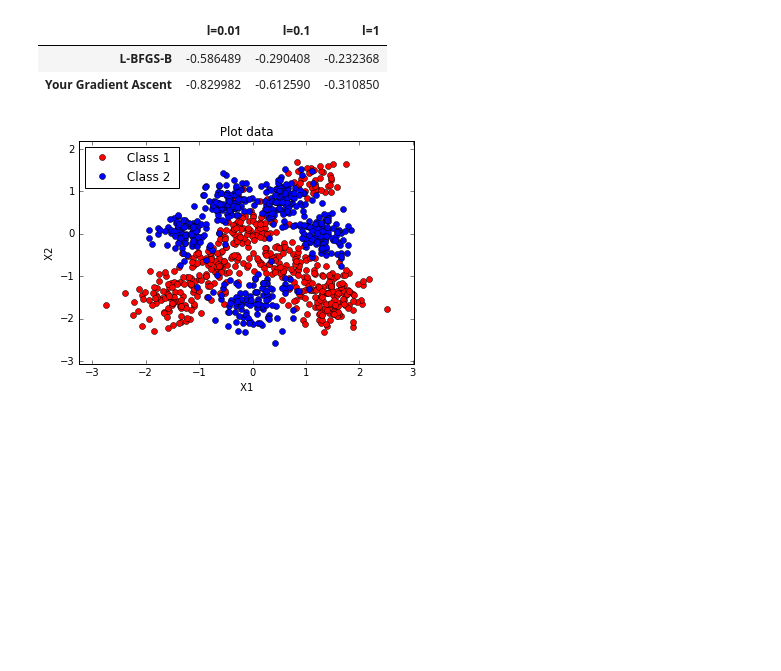
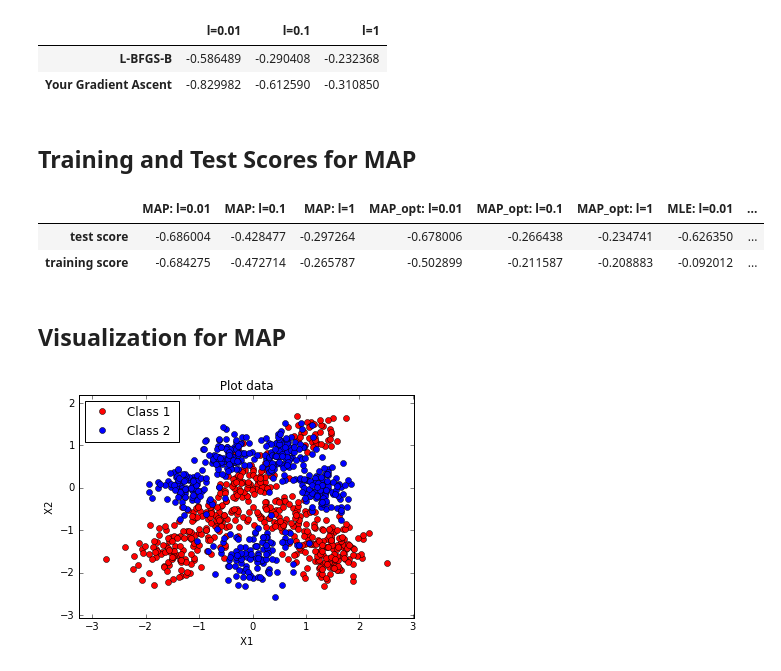
Before and after one commit to tpl2go/MLSALT1-coursework, a Jupyter notebook: MLSALT1 Coursework.ipynb, the cells around one changed output. Drawn from its saved outputs; the diff is of its cells as text; code cells hidden in the pictures; blank space fills up the shorter version.

```diff
--- a/MLSALT1 Coursework.ipynb
+++ b/MLSALT1 Coursework.ipynb
@@ -428,17 +431,3 @@ plot_predictive_distribution(X, y, predict_rbfmap2)
 [figure]
 # %% [markdown]
 ## Training and Test scores for MAP
-# %%
-mapresultscores = {'simple' : s1}
-
-for i in range(3):
-    # compute log - likelihood
-    maprbfscore_test = log_likelihood_score(rbfX_test[i],y_test, maprbfbeta_train[i])
-    maprbfscore_train = log_likelihood_score(rbfX_train[i],y_train, maprbfbeta_train[i])
-    s = pd.Series([maprbfscore_train, maprbfscore_test], index=['training score', 'test score'])
-    # save
-    mapresultscores['RBF: l=' + str(ll[i])] =  s
-
-# print
-mapscores = pd.DataFrame(mapresultscores)
-mapscores
@@ -448,0 +434,7 @@ mapscores
+# %%
+for i in range(3):
+    # compute log - likelihood
+    loglike_scores[('test score','MAP: l=' + str(ll[i]))] = log_likelihood_score(
+        rbfX_test[i],y_test, maprbfbeta_train[i])
+    loglike_scores[('training score','MAP: l=' + str(ll[i]))] = log_likelihood_score(
+        rbfX_train[i],y_train, maprbfbeta_train[i])
@@ -642,7 +641,0 @@ Maximum Log-likelihood scores
-# %%
-for i in range(3):
-    hist, bins_e = np.histogram(rbfbeta_opt[i]-rbfbeta_train[i], 100)
-    plt.plot(bins_e[:-1], hist)
-    plt.xlabel('Difference')
-    plt.ylabel('Counts')
-    plt.show()
@@ -738,6 +729,24 @@ Maximum Log-posterior scores
 |  | l=0.01 | l=0.1 | l=1 |
 | L-BFGS-B | -0.586489 | -0.290408 | -0.232368 |
 | Your Gradient Ascent | -0.829982 | -0.612590 | -0.310850 |
+# %% [markdown]
+## Training and Test Scores for MAP
+# %%
+opt_loglike_scores = {}
+for i in range(3):
+    # compute log - likelihood
+    opt_loglike_scores[('test score','MAP_opt: l=' + str(ll[i]))] = log_likelihood_score(
+        rbfX_test[i],y_test, maprbfbeta_opt[i])
+    opt_loglike_scores[('training score','MAP_opt: l=' + str(ll[i]))] = log_likelihood_score(
+        rbfX_train[i],y_train, maprbfbeta_opt[i])
+# %%
+dict2d_2_table(opt_loglike_scores)
+# %% [output]
+|  | MAP: l=0.01 | MAP: l=0.1 | MAP: l=1 | MAP_opt: l=0.01 | MAP_opt: l=0.1 | MAP_opt: l=1 | MLE: l=0.01 | ... |
+| test score | -0.686004 | -0.428477 | -0.297264 | -0.678006 | -0.266438 | -0.234741 | -0.626350 | ... |
+| training score | -0.684275 | -0.472714 | -0.265787 | -0.502899 | -0.211587 | -0.208883 | -0.092012 | ... |
+# %% [markdown]
+## Visualization for MAP
 # %%
 def predict_rbf_optmap0(X):
     rbfX = expand_inputs(ll[0], X, X_train)
```
Also changed, not shown: parts of 53 cells of this notebook.
